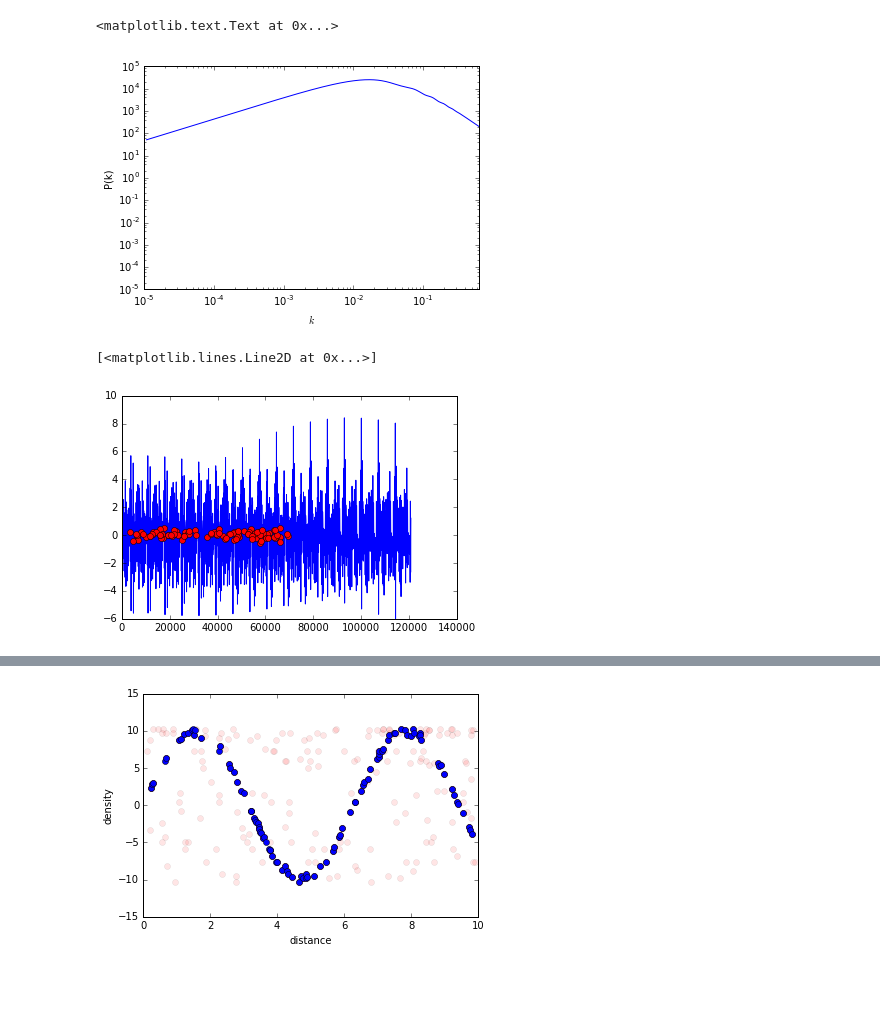
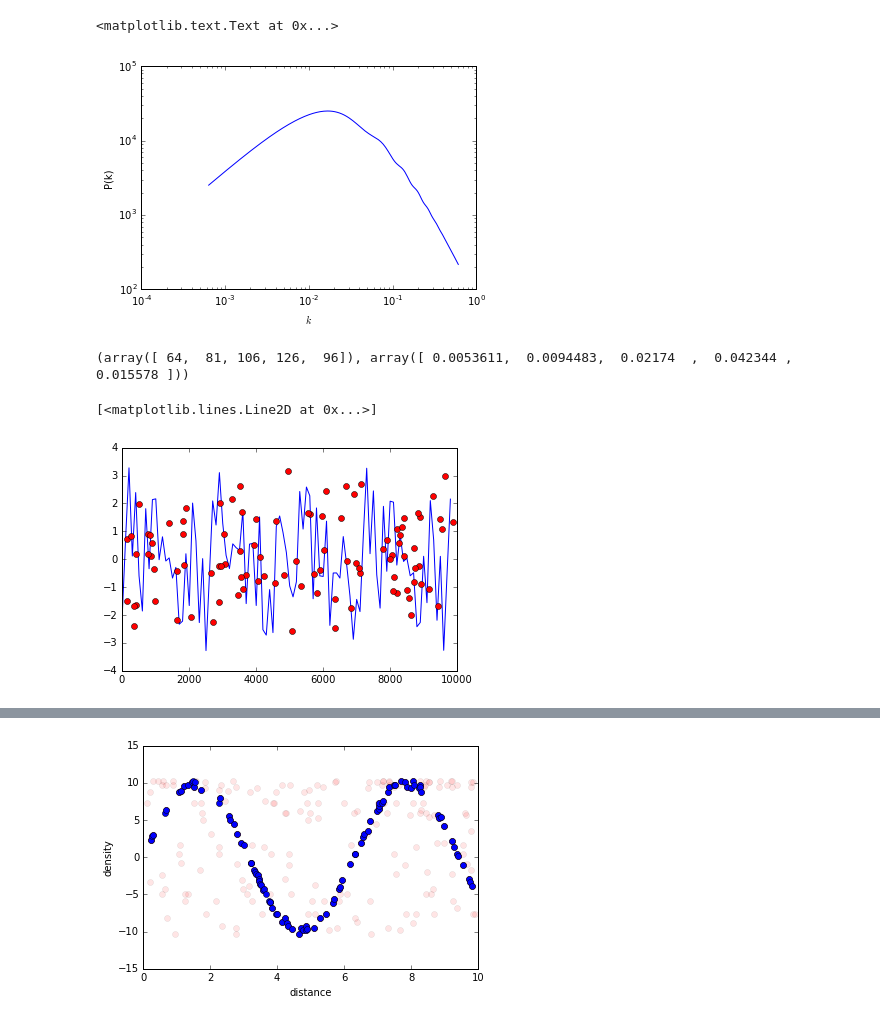
Before and after one commit to aimalz/densityfield, a Jupyter notebook: GenCat.ipynb, the cells around one changed output, grey strips where cells are left out. Drawn from its saved outputs; the diff is of its cells as text; code cells hidden in the pictures; blank space fills up the shorter version.

```diff
--- a/GenCat.ipynb
+++ b/GenCat.ipynb
@@ -23,15 +23,26 @@ with open('ics_matterpow_0.dat','rb') as csvfile:
     alldata = np.array([[float(pair[k]) for k in xrange(len(pair))] for pair in tuples])
     ks_all,pks_all = alldata.T[0],alldata.T[1]
 
+# xs_all = 2*np.pi/ks_all
+# xs_all = xs_all[xs_all>10.]
+# xs_all = xs_all[xs_all<1.e4]
+pks_all = pks_all[2*np.pi/ks_all>10.]
+ks_all = ks_all[2*np.pi/ks_all>10.]
+xs_all = 2*np.pi/ks_all[2*np.pi/ks_all>10.]
+
+pks_all = pks_all[2*np.pi/ks_all<1.e4]
+ks_all = ks_all[2*np.pi/ks_all<1.e4]
+xs_all = 2*np.pi/ks_all[2*np.pi/ks_all<1.e4]
+
 plt.plot(ks_all,pks_all)
 plt.semilogy()
 plt.semilogx()
-plt.xlim(1.e-5,2.*np.pi/10.)
+#plt.xlim(1.e-5,2.*np.pi/10.)
 plt.xlabel(r'$k$')
 plt.ylabel(r'P(k)')
 # %% [output]
 <matplotlib.text.Text at 0x...>
-[figure, old version]
+[figure, new version]
 # %%
 def cdf(weights):
     """
@@ -72,20 +83,21 @@ def sample_pks(N_modes,pks_all,ks_all):
 # def make_dens_field_component(ks,pks):
 # def make_dens_field(ks,pks):
 # %%
-def make_one_true():#xs_lims):
+def make_one_true(ks):#xs_lims):
     #change this to sample from true distribution, specify MVN?
     #x = 10.*np.random.rand(1)
     #(xs_max,xs_min) = xs_lims
-    x = 10.+1.e6*2.*np.pi/min(ks)*np.random.rand(1)
+    x = 2.*np.pi/min(ks)*np.random.rand(1)
     return x
 def make_trues(Nlines,ks):
     #xs_lims = (2.*np.pi/min(ks),2.*np.pi/max(ks))
-    xs = [make_one_true() for n in xrange(Nlines)]
+    xs = [make_one_true(ks) for n in xrange(Nlines)]
     return(np.sort(np.array(xs)))
 # %%
 def sample_one_dens(pks,ks,x):
     deltaks = [np.random.normal(loc=0.,scale=np.sqrt(pk)) for pk in pks]
-    deltax = sum([deltaks[n] * np.sin(ks[n]*x) for n in xrange(len(pks))])
+    #where do deltaks come in?
+    deltax = sum([np.sin(ks[k]*x) for k in xrange(len(ks))])
     return deltax
 def sample_all_dens(Nmodes,Nlines,pks_all,ks_all):
     ks,pks = sample_pks(Nmodes,pks_all,ks_all)
@@ -97,16 +109,20 @@ def sample_all_dens(Nmodes,Nlines,pks_all,ks_all):
     return(ks,pks,xs,np.array(deltas))
 # %%
 N_lines = 100
-N_modes = 10
+N_modes = 5
 
 ks,pks,xt,y = sample_all_dens(N_modes,N_lines,pks_all,ks_all)
+print(ks,pks)
 
-xs = np.arange(10.,1.e6*2.*np.pi/min(ks),100.)
+xs = np.arange(min(xs_all),max(xs_all),100.)
 toplot = [sum([np.sin(k*x) for k in ks]) for x in xs]
 
 plt.plot(xs,toplot)
 plt.plot(xt,y,'ro')
 #plt.semilogy()
+#print xs
+#print xt
 # %% [output]
-[<matplotlib.lines.Line2D at 0x...>]
+(array([ 64,  81, 106, 126,  96]), array([ 0.0053611,  0.0094483,  0.02174  ,  0.042344 ,  0.015578 ]))
+[<matplotlib.lines.Line2D at 0x...>]
-[figure, old version]
+[figure, new version]
```
Also changed, not shown: parts of 1 cell of this notebook.
